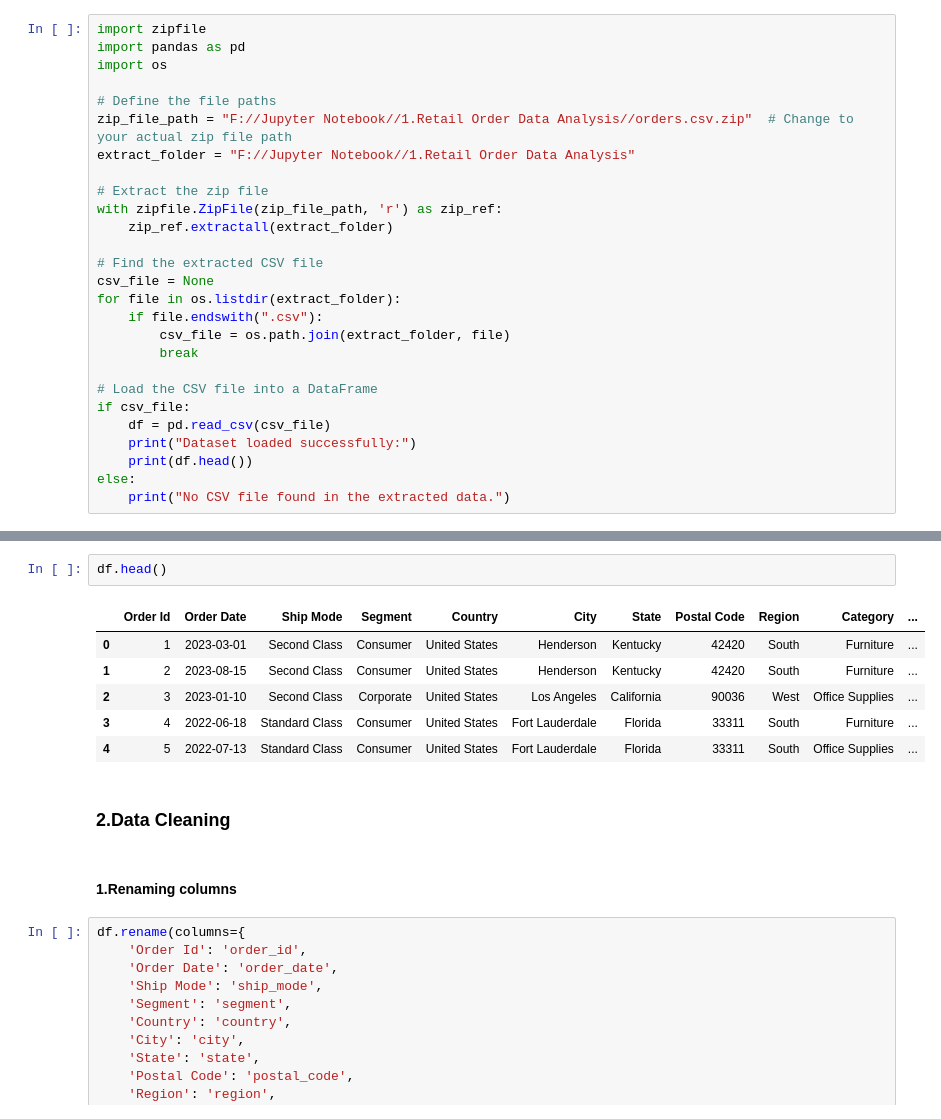
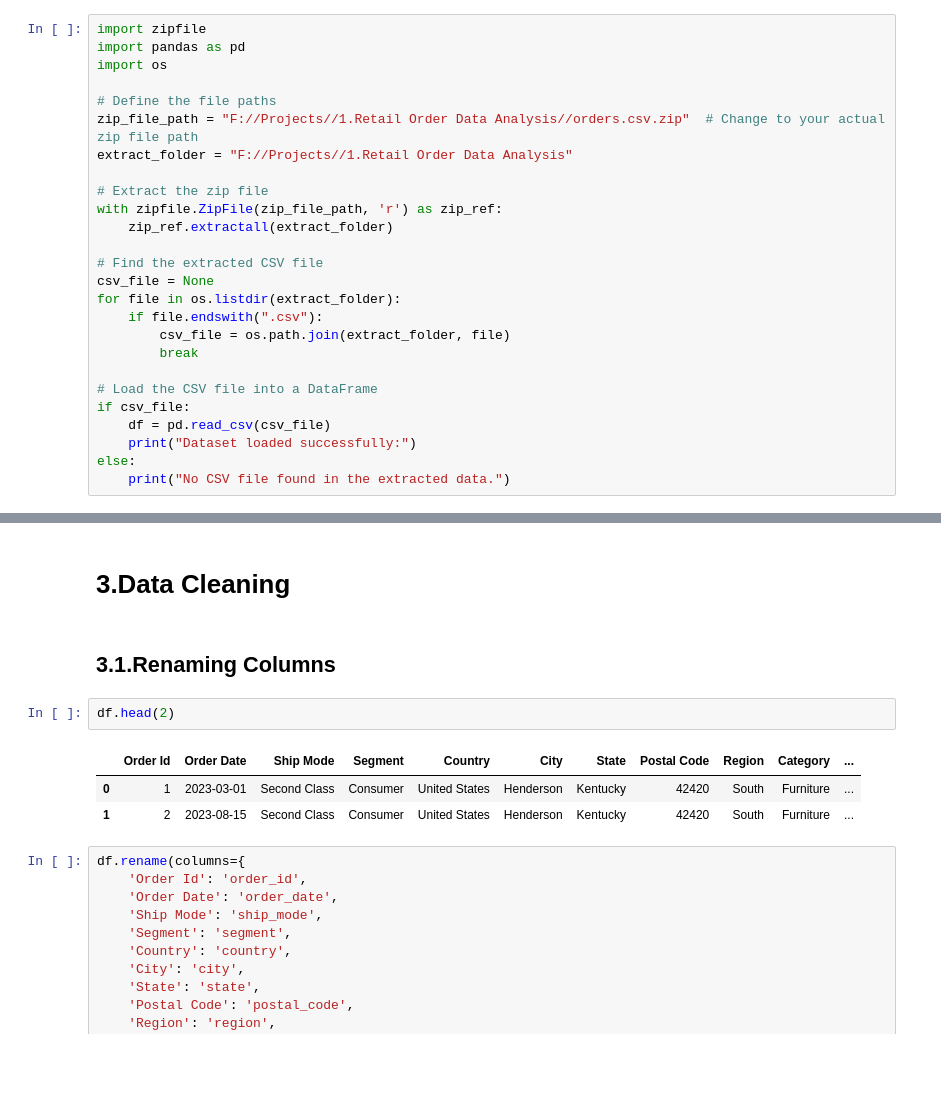
Before and after one commit to rarnkmrbridgelabz/Retail-Order-Data-Analysis, a Jupyter notebook: retail_order_data_analysis.ipynb, the cells around one changed output, grey strips where cells are left out. Cells and saved outputs as stored; diff of their text form; blank space fills up the shorter version.

```diff
--- a/retail_order_data_analysis.ipynb
+++ b/retail_order_data_analysis.ipynb
@@ -12,8 +20,8 @@ import pandas as pd
 import os
 
 # Define the file paths
-zip_file_path = "F://Jupyter Notebook//1.Retail Order Data Analysis//orders.csv.zip"  # Change to your actual zip file path
-extract_folder = "F://Jupyter Notebook//1.Retail Order Data Analysis"
+zip_file_path = "F://Projects//1.Retail Order Data Analysis//orders.csv.zip"  # Change to your actual zip file path
+extract_folder = "F://Projects//1.Retail Order Data Analysis"
 
 # Extract the zip file
 with zipfile.ZipFile(zip_file_path, 'r') as zip_ref:
@@ -30,7 +38,6 @@ for file in os.listdir(extract_folder):
 if csv_file:
     df = pd.read_csv(csv_file)
     print("Dataset loaded successfully:")
-    print(df.head())
 else:
     print("No CSV file found in the extracted data.")
 # %% [output]
@@ -54,16 +61,13 @@ Dataset loaded successfully:
+# %% [markdown]
+# 3.Data Cleaning
+# %% [markdown]
+## 3.1.Renaming Columns
 # %%
-df.head()
+df.head(2)
 # %% [output]
 |  | Order Id | Order Date | Ship Mode | Segment | Country | City | State | Postal Code | Region | Category | ... |
 | 0 | 1 | 2023-03-01 | Second Class | Consumer | United States | Henderson | Kentucky | 42420 | South | Furniture | ... |
 | 1 | 2 | 2023-08-15 | Second Class | Consumer | United States | Henderson | Kentucky | 42420 | South | Furniture | ... |
-| 2 | 3 | 2023-01-10 | Second Class | Corporate | United States | Los Angeles | California | 90036 | West | Office Supplies | ... |
-| 3 | 4 | 2022-06-18 | Standard Class | Consumer | United States | Fort Lauderdale | Florida | 33311 | South | Furniture | ... |
-| 4 | 5 | 2022-07-13 | Standard Class | Consumer | United States | Fort Lauderdale | Florida | 33311 | South | Office Supplies | ... |
-# %% [markdown]
-### 2.Data Cleaning
-# %% [markdown]
-#### 1.Renaming columns
 # %%
 df.rename(columns={
     'Order Id': 'order_id',
```
Also changed, not shown: parts of 162 cells of this notebook, 6 other files.
